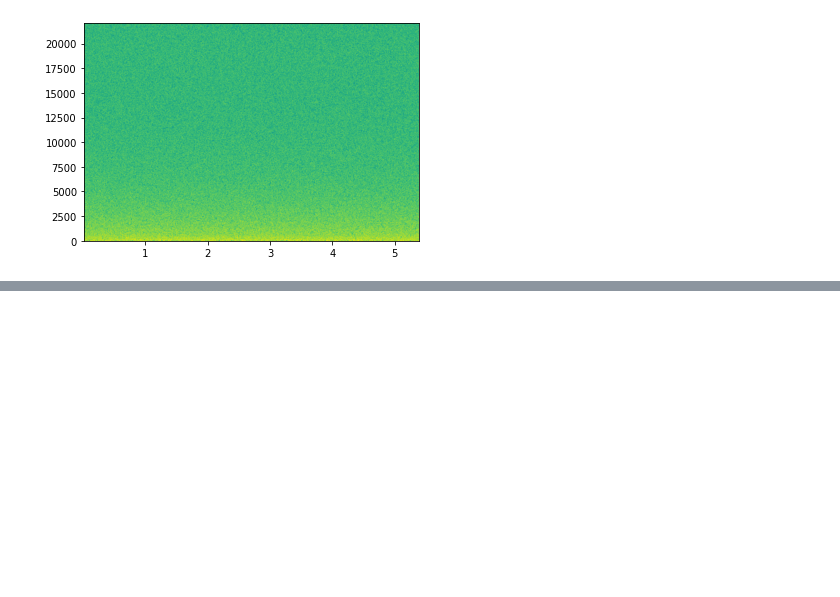
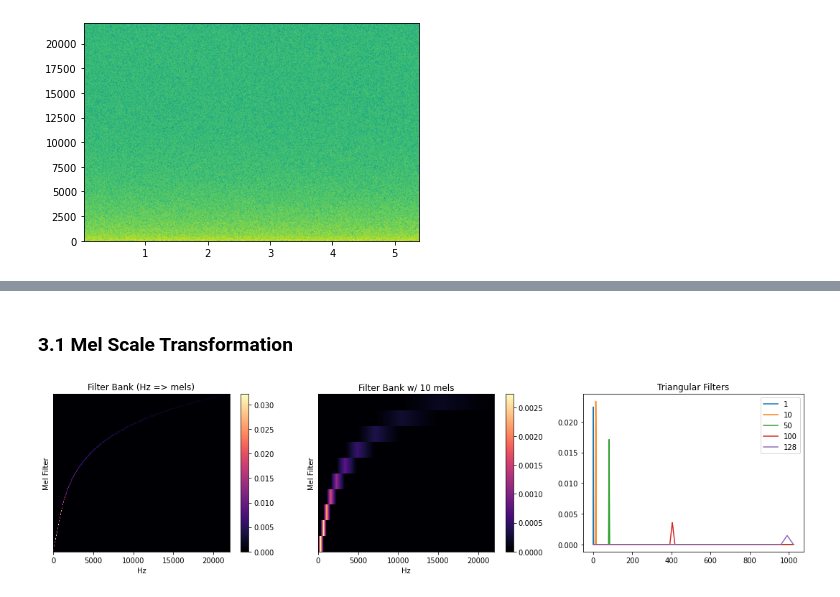
Before and after one commit to lukaschoebel/bed, a Jupyter notebook: notebooks/playground.ipynb, the cells around one changed output, grey strips where cells are left out. Cells and saved outputs as stored; diff of their text form; code cells hidden in the pictures; blank space fills up the shorter version.

```diff
--- a/notebooks/playground.ipynb
+++ b/notebooks/playground.ipynb
@@ -80,0 +97,7 @@ Pxx, freqs, bins, im = plt.specgram(desk_samples, NFFT=1024, Fs=desk_sr, noverla
+# %% [markdown]
+### 3.1 Mel Scale Transformation
+# %%
+# just 4 understanding mel filters and their non-linear behaviour
+nou.plot_mel_filters(worms_sr)
+# %% [output]
+[figure, added]
```
Also changed, not shown: parts of 4 cells of this notebook, 2 other files.
